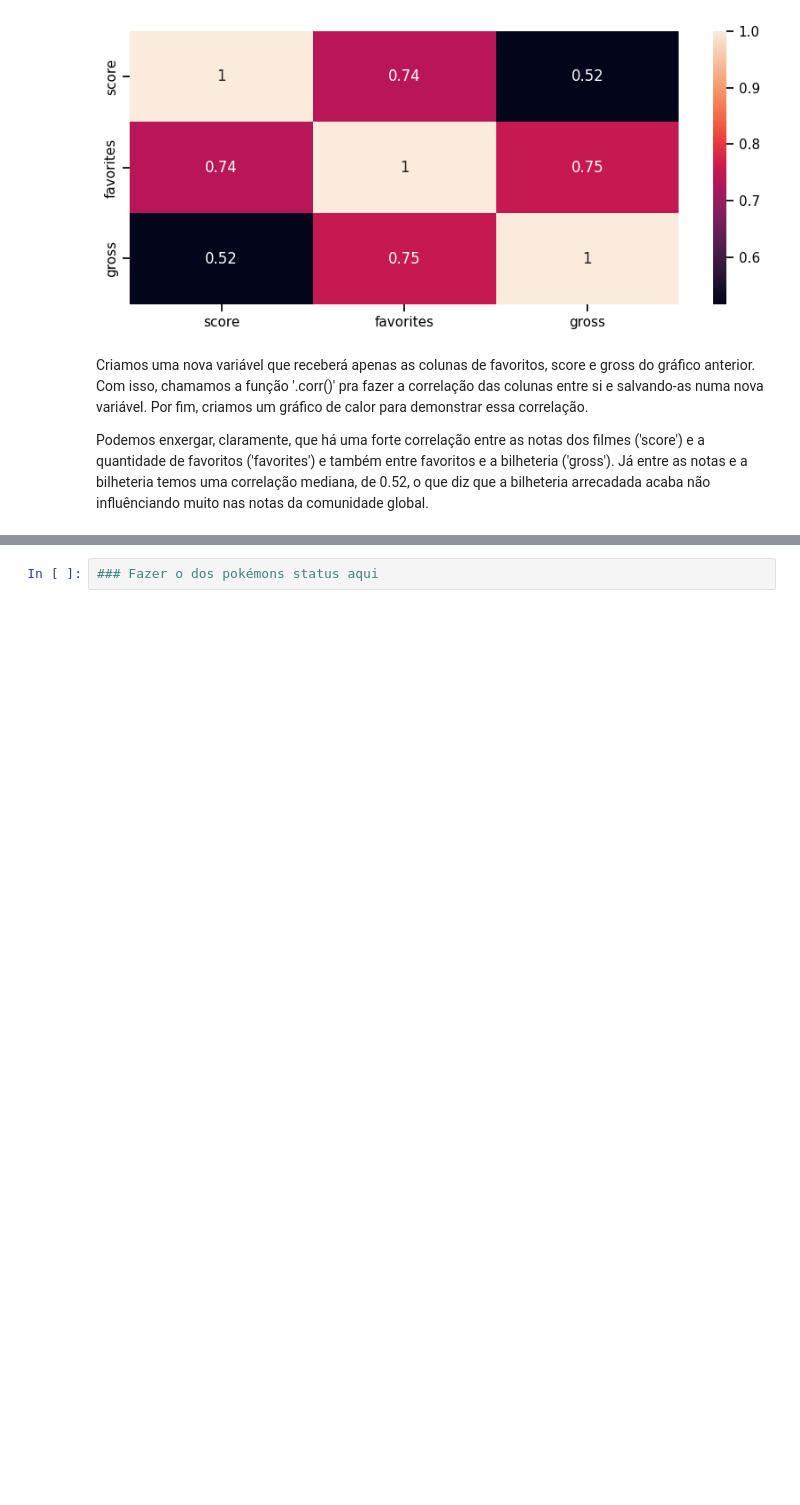
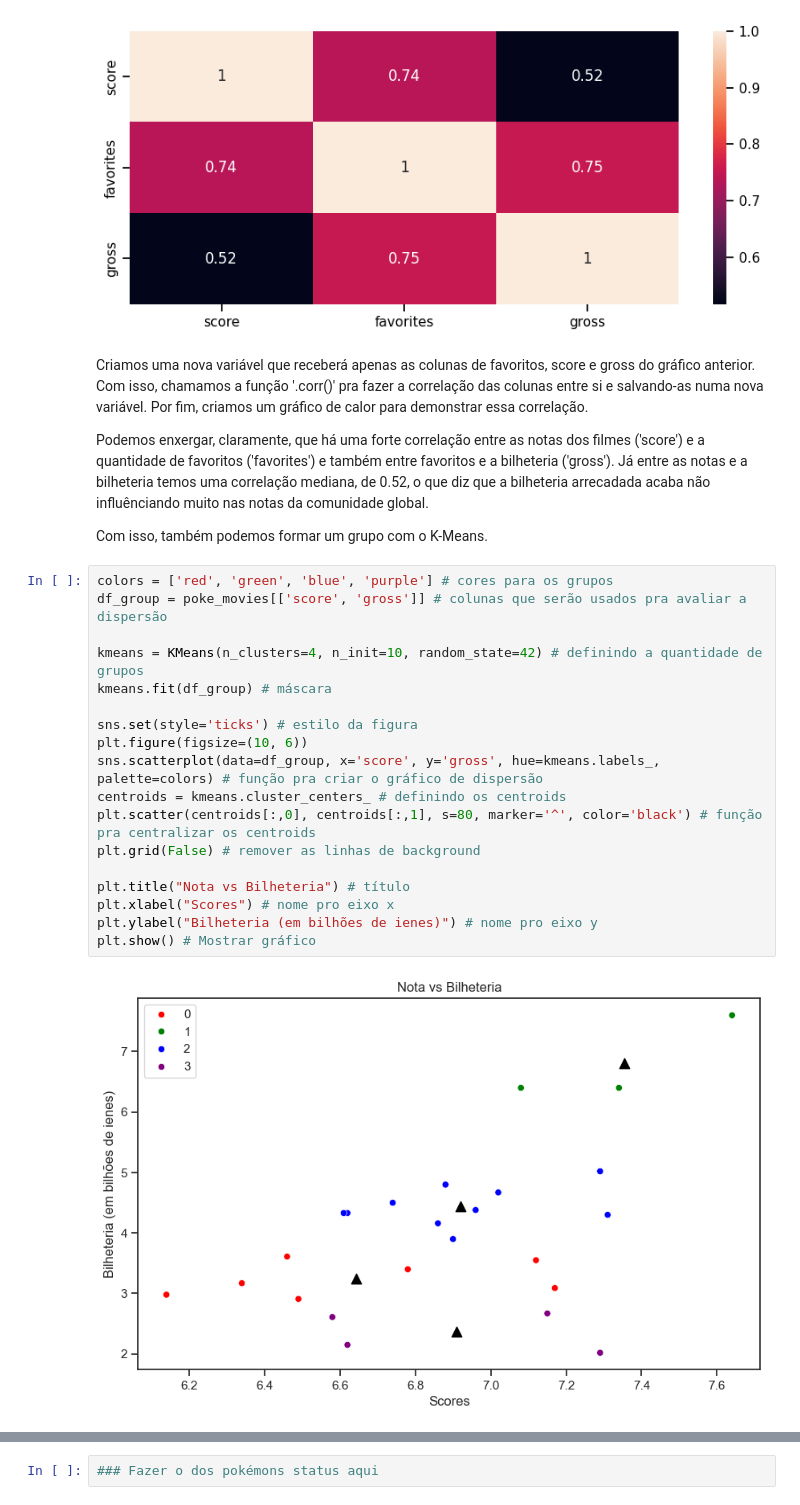
Before and after one commit to samu-3l/Projeto-ICD, a Jupyter notebook: Relatório - Projeto Pokémon.ipynb, the cells around one changed output, grey strips where cells are left out. Drawn from its saved outputs; the diff is of its cells as text; blank space fills up the shorter version.

```diff
--- a/Relatório - Projeto Pokémon.ipynb
+++ b/Relatório - Projeto Pokémon.ipynb
@@ -429,3 +422,25 @@ plt.show() # mostra gráfico
 Criamos uma nova variável que receberá apenas as colunas de favoritos, score e gross do gráfico anterior. Com isso, chamamos a função '.corr()' pra fazer a correlação das colunas entre si e salvando-as numa nova variável. Por fim, criamos um gráfico de calor para demonstrar essa correlação.
 
 Podemos enxergar, claramente, que há uma forte correlação entre as notas dos filmes ('score') e a quantidade de favoritos ('favorites') e também entre favoritos e a bilheteria ('gross'). Já entre as notas e a bilheteria temos uma correlação mediana, de 0.52, o que diz que a bilheteria arrecadada acaba não influênciando muito nas notas da comunidade global.
+
+Com isso, também podemos formar um grupo com o K-Means.
+# %%
+colors = ['red', 'green', 'blue', 'purple'] # cores para os grupos
+df_group = poke_movies[['score', 'gross']] # colunas que serão usados pra avaliar a dispersão
+
+kmeans = KMeans(n_clusters=4, n_init=10, random_state=42) # definindo a quantidade de grupos
+kmeans.fit(df_group) # máscara
+
+sns.set(style='ticks') # estilo da figura
+plt.figure(figsize=(10, 6))
+sns.scatterplot(data=df_group, x='score', y='gross', hue=kmeans.labels_, palette=colors) # função pra criar o gráfico de dispersão
+centroids = kmeans.cluster_centers_ # definindo os centroids
+plt.scatter(centroids[:,0], centroids[:,1], s=80, marker='^', color='black') # função pra centralizar os centroids
+plt.grid(False) # remover as linhas de background
+
+plt.title("Nota vs Bilheteria") # título
+plt.xlabel("Scores") # nome pro eixo x
+plt.ylabel("Bilheteria (em bilhões de ienes)") # nome pro eixo y
+plt.show() # Mostrar gráfico
+# %% [output]
+[figure, added]
```
Also changed, not shown: parts of 6 cells of this notebook.
